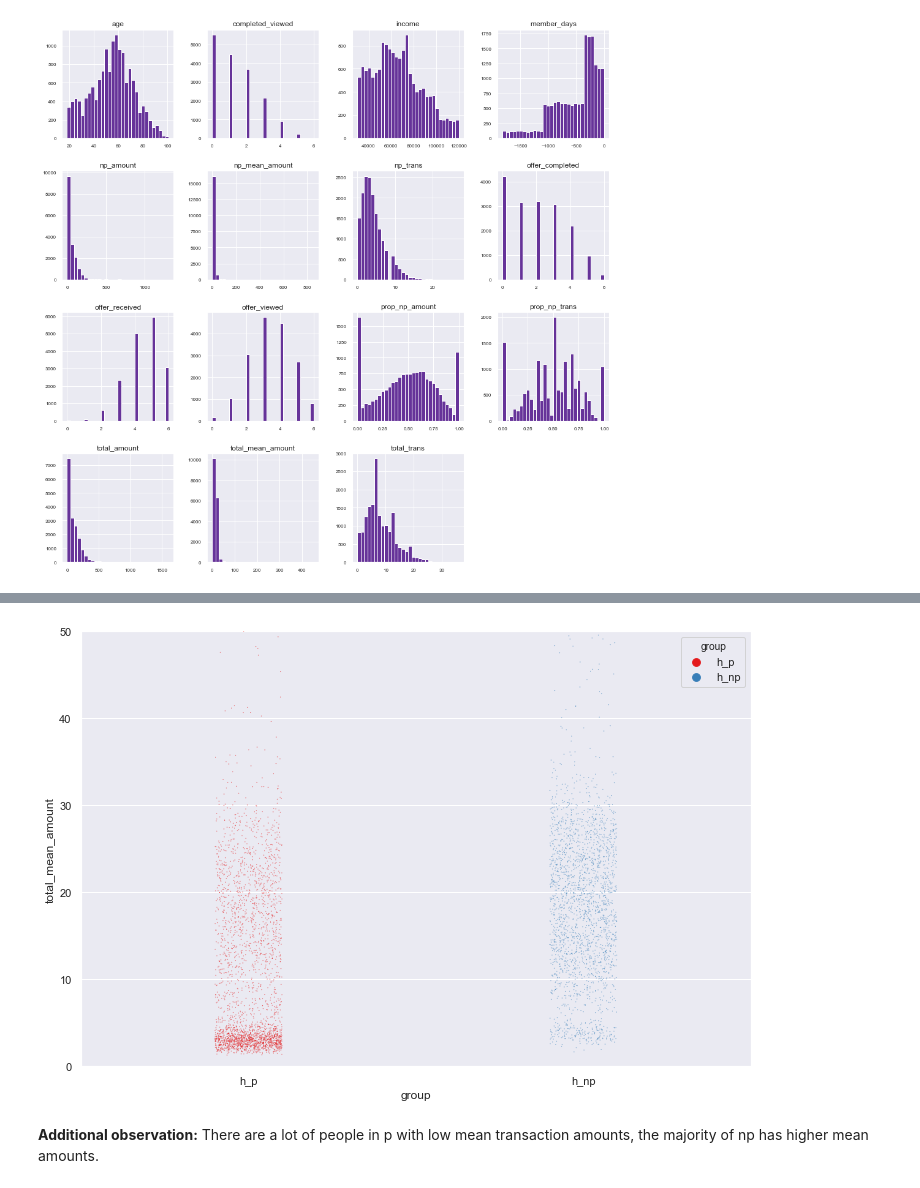
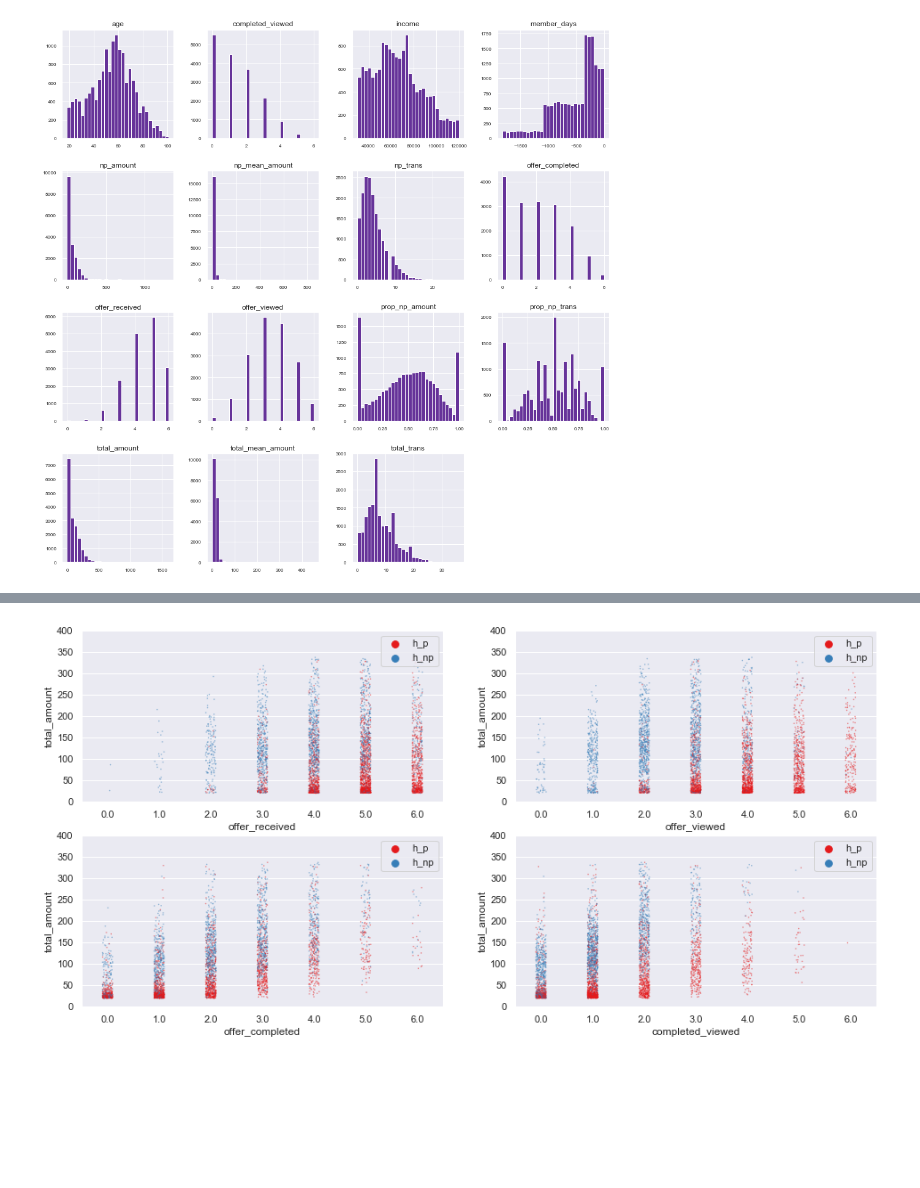
Before and after one commit to rbuerki/segmentation-challenge-starbucks, a Jupyter notebook: 2-eda.ipynb, the cells around one changed output, grey strips where cells are left out. Saved outputs shown, nothing was run; the diff lists cells and outputs as text; code cells hidden in the pictures; blank space fills up the shorter version.

Commit message:
FEAT: complete profile EDA, outliers removed

```diff
--- a/2-eda.ipynb
+++ b/2-eda.ipynb
@@ -559,12 +527,0 @@ EDA.plot_corr_num_scatter(profile, 'total_amount', hue='gender', figsize=(16, 30
-# %%
-# zoom in on offer data, in relation to total amount
-
-zoom_list = ['offer_received', 'offer_viewed', 'offer_completed', 'completed_viewed']
-plt.figure(figsize=(16,12))
-
-for pos, col in enumerate(zoom_list):
-    pos +=1
-    plt.subplot((len(zoom_list)/2) + 1, 2 , pos)
-    sns.stripplot(x=col, y='total_amount', data=profile, palette="Set1", hue='gender', jitter=True, alpha=0.5, size=0.8)
-    plt.ylim([0, 800])  # outliers cut off
-    plt.legend(loc='upper right');
@@ -607,8 +563,8 @@ Only looking at this data one could generalize: the mean woman is generally more
 # %%
-"""analye groups `high_p` vs `high_np` - high spenders with clear pattern towards promo or non-promo spending"""
+"""analyze groups `high_p` vs `high_np` - high spenders with clear pattern towards promo or non-promo spending"""
 
-# select customers with spending > 300 and >= 8 transactions, subselect and label those leaning towards p or np
-profile_high = profile.loc[(profile['total_amount'] > 20) & (profile['total_trans'] >= 2)]
+# select customers with spending > 20 and >= 4 transactions, subselect and label those leaning towards p or np
+profile_high = profile.loc[(profile['total_amount'] > 20) & (profile['total_trans'] >= 4)]
 profile_high['group'] = np.where((profile_high['prop_np_amount'] > 0.75), 'h_np', 'h_middle')
 profile_high['group'] = np.where((profile_high['prop_np_amount'] < 0.33), 'h_p', profile_high['group'])
 
@@ -648,12 +599,0 @@ EDA.plot_corr_num_scatter(profile_high, 'total_amount', hue='group', figsize=(16
-# %%
-# zoom in on offer data, in relation to total amount
-
-zoom_list = ['offer_received', 'offer_viewed', 'offer_completed', 'completed_viewed']
-plt.figure(figsize=(16,12))
-
-for pos, col in enumerate(zoom_list):
-    pos +=1
-    plt.subplot((len(zoom_list)/2) + 1, 2 , pos)
-    sns.stripplot(x=col, y='total_amount', data=profile_high, hue='group', jitter=True, alpha=0.5, size=1.5)
-    plt.ylim([0, 400])  #  outliers cut off
-    plt.legend(loc='upper right');
@@ -687,10 +604,14 @@ plt.xlim([0, 50])
 # %%
-# zoom in on total_mean_amount, in relation to total amount
+"""zoom in on offer data, in relation to total amount for both groups"""
 
-plt.figure(figsize=(12,8))
-sns.stripplot(x='group', y='total_mean_amount', data=profile_high, palette="Set1", jitter=True, hue='group', alpha=0.5, size=1)
-plt.ylim([0, 50]);  # outliers cut off
+zoom_list = ['offer_received', 'offer_viewed', 'offer_completed', 'completed_viewed']
+plt.figure(figsize=(16,12))
+
+for pos, col in enumerate(zoom_list):
+    pos +=1
+    plt.subplot((len(zoom_list)/2) + 1, 2 , pos)
+    sns.stripplot(x=col, y='total_amount', data=profile_high, hue='group', palette="Set1", jitter=True, alpha=0.5, size=1.5)
+    plt.ylim([0, 400])  #  outliers cut off
+    plt.legend(loc='upper right');
 # %% [output]
-[figure, old version]
+[figure, new version]
-# %% [markdown]
-**Additional observation:** There are a lot of people in p with low mean transaction amounts, the majority of np has higher mean amounts.
```
Also changed, not shown: parts of 31 cells of this notebook.
